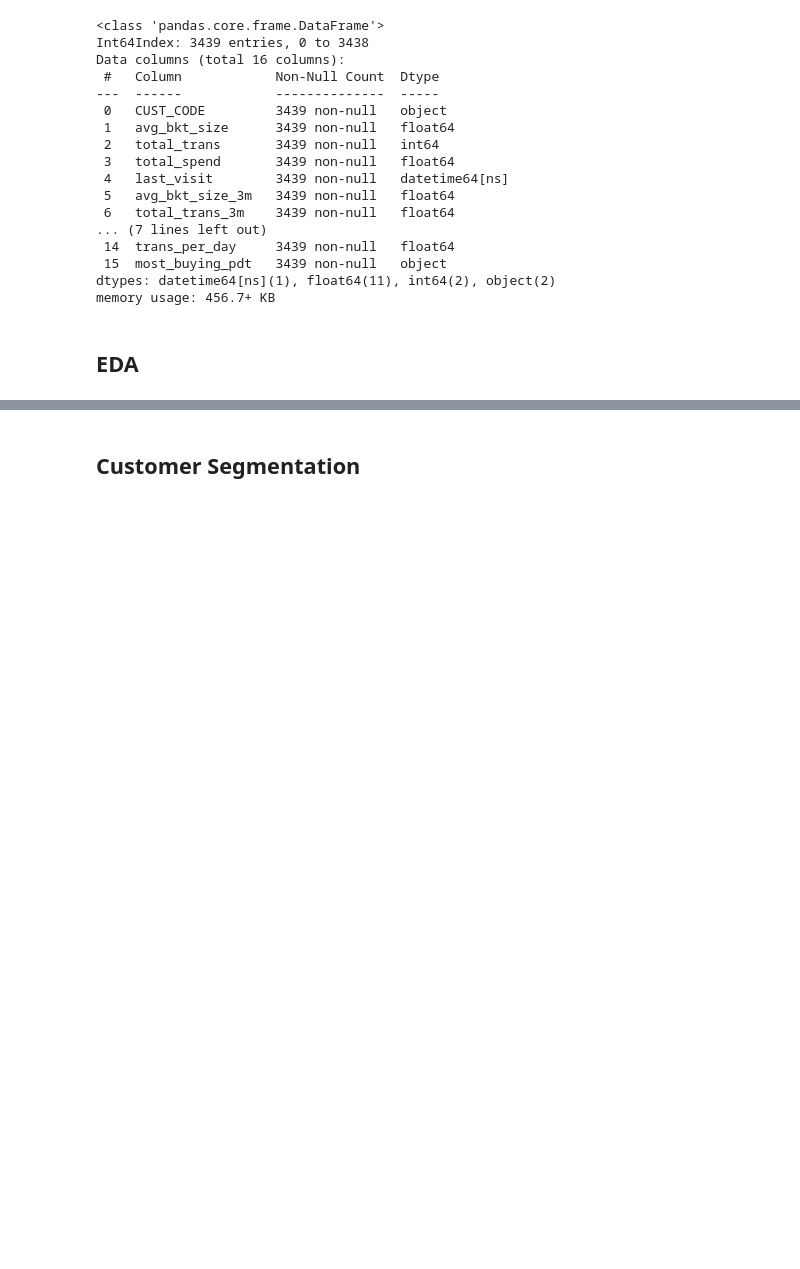
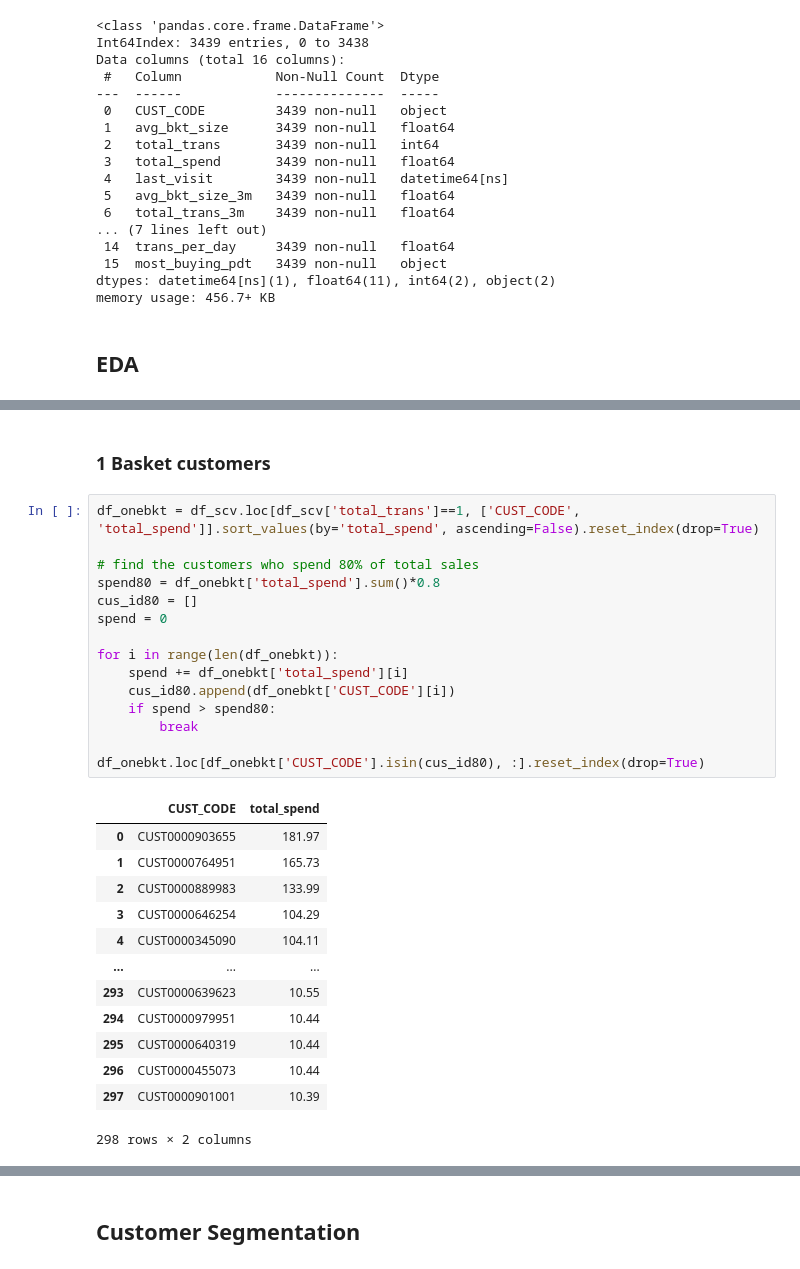
Before and after one commit to terjirapat/MADT8101-Customer-Analytics, a Jupyter notebook: Workshop 2 - Customer Single View/main.ipynb, the cells around one changed output, grey strips where cells are left out. Drawn from its saved outputs; the diff is of its cells as text; blank space fills up the shorter version.

```diff
--- a/Workshop 2 - Customer Single View/main.ipynb
+++ b/Workshop 2 - Customer Single View/main.ipynb
@@ -218,3 +218,34 @@ plt.title('Customers Seperate by Basket Count')
 plt.show()
 # %% [output]
 [figure]
+# %% [markdown]
+### 1 Basket customers
+# %%
+df_onebkt = df_scv.loc[df_scv['total_trans']==1, ['CUST_CODE', 'total_spend']].sort_values(by='total_spend', ascending=False).reset_index(drop=True)
+
+# find the customers who spend 80% of total sales
+spend80 = df_onebkt['total_spend'].sum()*0.8
+cus_id80 = []
+spend = 0
+
+for i in range(len(df_onebkt)):
+    spend += df_onebkt['total_spend'][i]
+    cus_id80.append(df_onebkt['CUST_CODE'][i])
+    if spend > spend80:
+        break
+
+df_onebkt.loc[df_onebkt['CUST_CODE'].isin(cus_id80), :].reset_index(drop=True)
+# %% [output]
+|  | CUST_CODE | total_spend |
+| 0 | CUST0000903655 | 181.97 |
+| 1 | CUST0000764951 | 165.73 |
+| 2 | CUST0000889983 | 133.99 |
+| 3 | CUST0000646254 | 104.29 |
+| 4 | CUST0000345090 | 104.11 |
+| ... | ... | ... |
+| 293 | CUST0000639623 | 10.55 |
+| 294 | CUST0000979951 | 10.44 |
+| 295 | CUST0000640319 | 10.44 |
+| 296 | CUST0000455073 | 10.44 |
+| 297 | CUST0000901001 | 10.39 |
+298 rows × 2 columns
```
Also changed, not shown: parts of 15 cells of this notebook.
